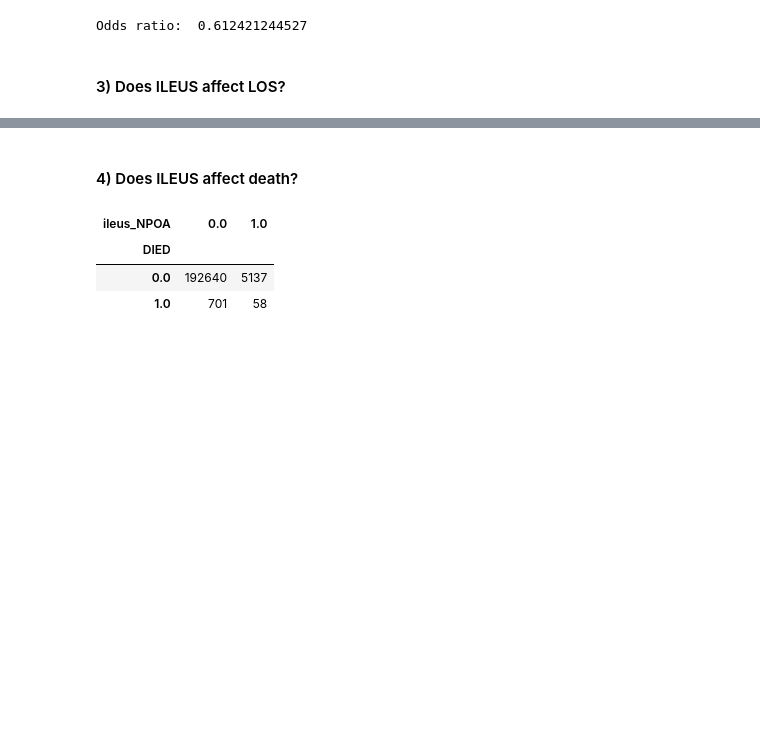
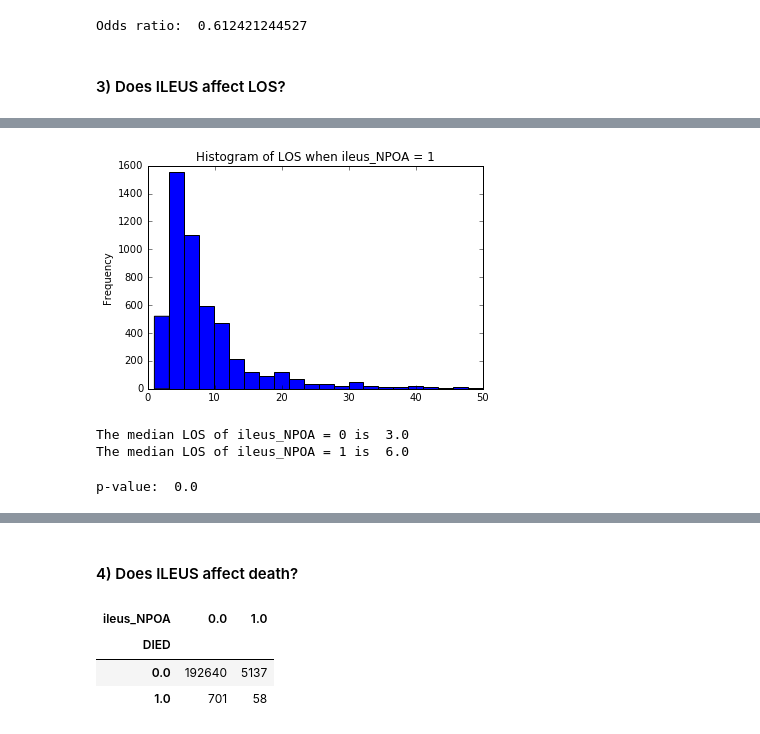
Before and after one commit to vionawu902/Loyola-ILEUS-Analysis, a Jupyter notebook: Analysis with CI.ipynb, the cells around one changed output, grey strips where cells are left out. Drawn from its saved outputs; the diff is of its cells as text; code cells hidden in the pictures; blank space fills up the shorter version.

Commit message:
added t-test to LOS

```diff
--- a/Analysis with CI.ipynb
+++ b/Analysis with CI.ipynb
@@ -193,0 +199,20 @@ Odds ratio:  0.612421244527
+# %%
+CAData[CAData.ileus_NPOA == 1.].LOS.plot('hist', xlim=(0,50), bins = 100) #zooming in to avoid outliers
+plt.title('Histogram of LOS when ileus_NPOA = 1'); plt.show()
+# %% [output]
+[figure, added]
+# %%
+group1_LOS =  CAData[CAData.ileus_NPOA == 0.].LOS
+group2_LOS =  CAData[CAData.ileus_NPOA == 1.].LOS
+print "The median LOS of ileus_NPOA = 0 is ", group1_LOS.median()
+print "The median LOS of ileus_NPOA = 1 is ", group2_LOS.median()
+# %% [output]
+The median LOS of ileus_NPOA = 0 is  3.0
+The median LOS of ileus_NPOA = 1 is  6.0
+# %%
+#Are hospital stays for those w/ ilesuses longer?
+#Using the Wilcox rank-sum statistic (link: http://docs.scipy.org/doc/scipy/reference/generated/scipy.stats.ranksums.html)
+z_stat, p_val = stats.ranksums(group1_LOS, group2_LOS)
+print "p-value: ", p_val  #Test is significant --> The LOS of the ILEUS group is higher than the non-ILEUS group
+# %% [output]
+p-value:  0.0
```
Also changed, not shown: parts of 5 cells of this notebook.
